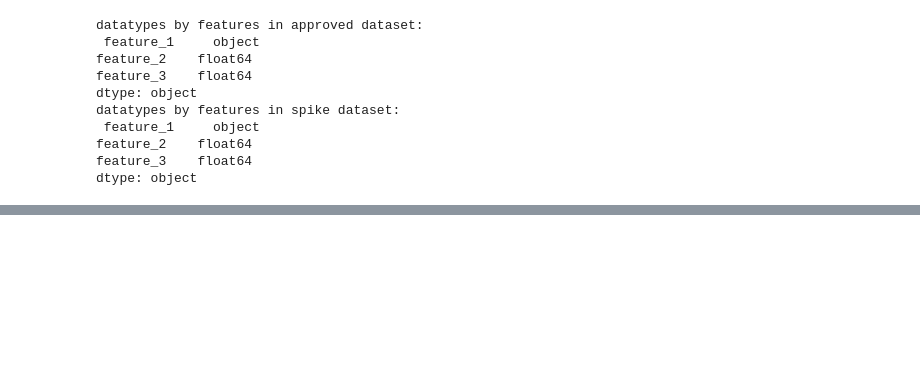
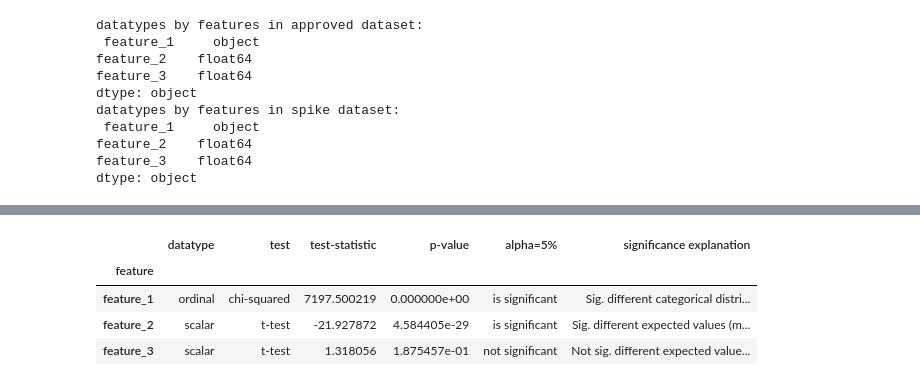
Before and after one commit to BasuShaon/24hr-bfx_coding_challenge, a Jupyter notebook: scripts/task_2_solution.ipynb, the cells around one changed output, grey strips where cells are left out. Saved outputs shown, nothing was run; the diff lists cells and outputs as text; code cells hidden in the pictures; blank space fills up the shorter version.

```diff
--- a/scripts/task_2_solution.ipynb
+++ b/scripts/task_2_solution.ipynb
@@ -214,0 +195,27 @@ test statistic = 1.3180561927968157
+# %%
+# feature 1 test (full)
+chistat, pvalue_1 = scipy.stats.chisquare(f_obs=contig_df['observed'], f_exp=contig_df['expected'])
+# feature 2 test (full)
+tstat_2, pvalue_2 = scipy.stats.ttest_ind(approved['feature_2'], spike['feature_2'], equal_var = False)
+# feature 3 test (full)
+tstat_3, pvalue_3 = scipy.stats.ttest_ind(approved['feature_3'], spike['feature_3'], equal_var = True)
+
+report_df = pd.DataFrame({ 'feature': ['feature_1', 'feature_2', 'feature_3'],
+                            'datatype': ['ordinal','scalar','scalar'],
+                            'test': ['chi-squared', 't-test','t-test'],
+                            'test-statistic': [chistat, tstat_2, tstat_3],
+                            'p-value': [pvalue_1, pvalue_2, pvalue_3],
+                            'alpha=5%': ['is significant', 'is significant', 'not significant'],
+                            'significance explanation': ['Sig. different categorical distributions [fda (expected) vs spike (observed)]',
+                            'Sig. different expected values (mean) between groups [fda vs spike]',
+                            'Not sig. different expected values (mean) between groups [fda vs spike]']}).set_index('feature')
+
+report_df.to_csv(os.path.join(task_2_dir, 'stat_report.csv'))
+
+report_df.head()
+# %% [output]
+|  | datatype | test | test-statistic | p-value | alpha=5% | significance explanation |
+| feature |  |  |  |  |  |  |
+| feature_1 | ordinal | chi-squared | 7197.500219 | 0.000000e+00 | is significant | Sig. different categorical distri... |
+| feature_2 | scalar | t-test | -21.927872 | 4.584405e-29 | is significant | Sig. different expected values (m... |
+| feature_3 | scalar | t-test | 1.318056 | 1.875457e-01 | not significant | Not sig. different expected value... |
```
Also changed, not shown: parts of 5 cells of this notebook, 2 other files.
